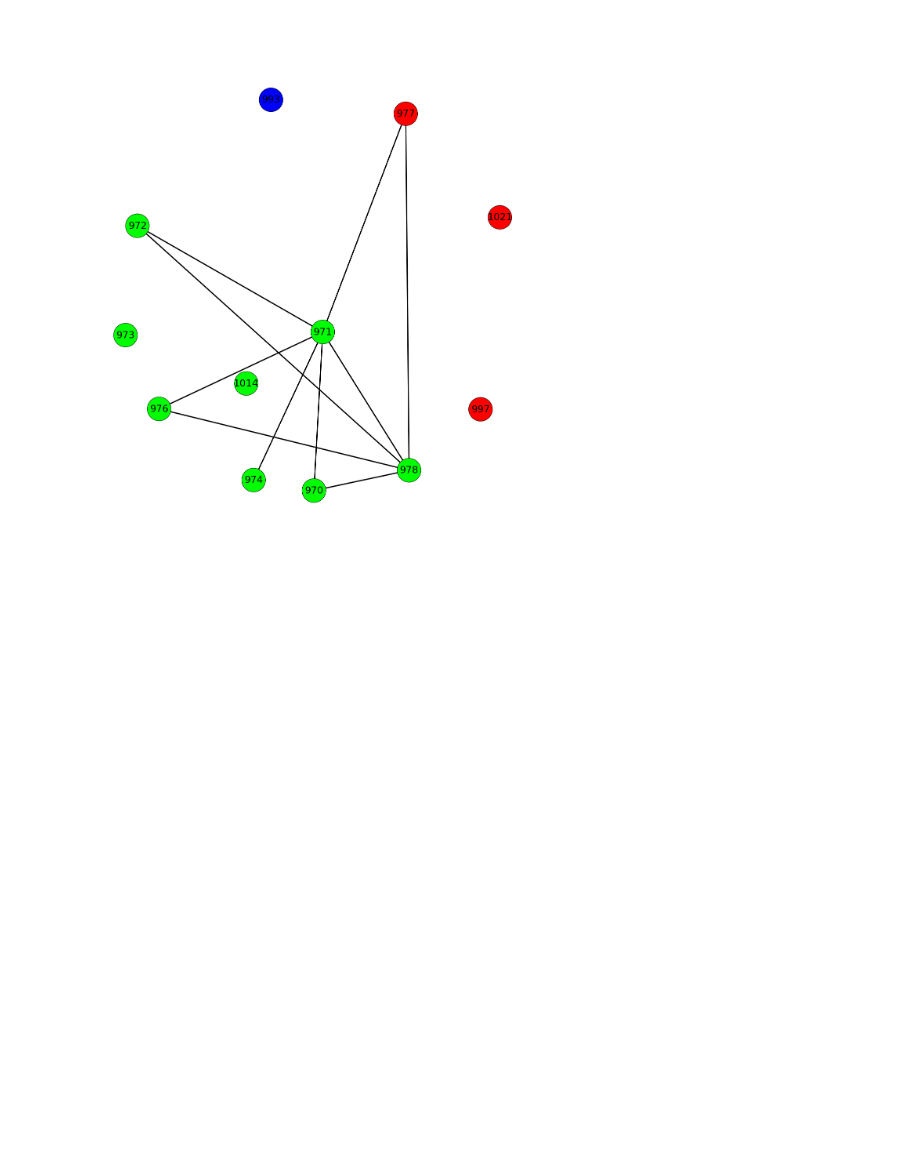
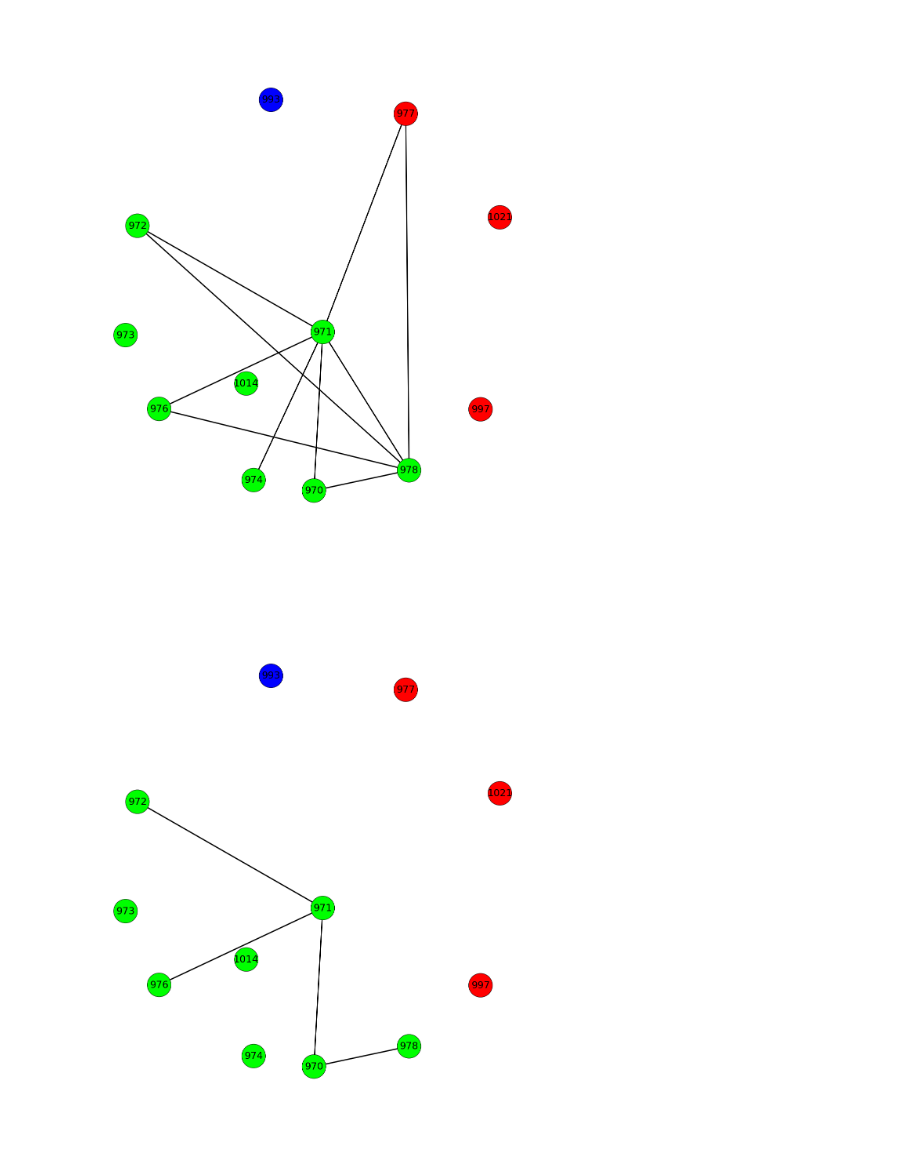
Before and after one commit to CatherineDumas/social_informatics_2014, a Jupyter notebook: notebooks/Accummulated_Confidence.ipynb, the cells around one changed output. Saved outputs shown, nothing was run; the diff lists cells and outputs as text; code cells hidden in the pictures; blank space fills up the shorter version.

Commit message:
Updating notebook with 65% confidence graph.

```diff
--- a/notebooks/Accummulated_Confidence.ipynb
+++ b/notebooks/Accummulated_Confidence.ipynb
@@ -188,3 +182,7 @@ generate_confidence_level_graphs('../data/pro_gc.edgelist.40.confidence.csv')
 generate_confidence_level_graphs('../data/pro_gc.edgelist.50.confidence.csv')
 # %% [output]
 [figure]
+# %%
+generate_confidence_level_graphs('../data/pro_gc.edgelist.65.confidence.csv')
+# %% [output]
+[figure, added]
```
Also changed, not shown: parts of 4 cells of this notebook, 1 other file.
